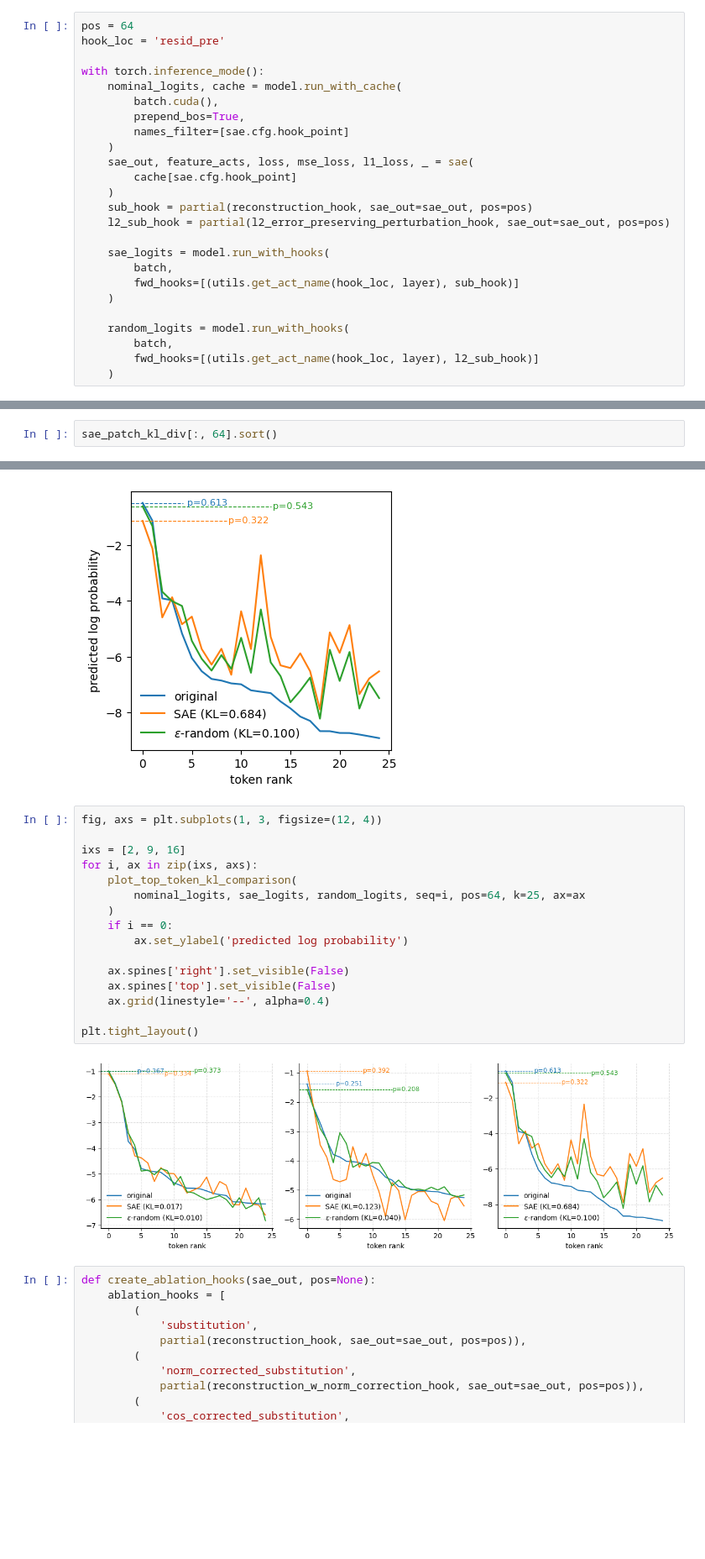
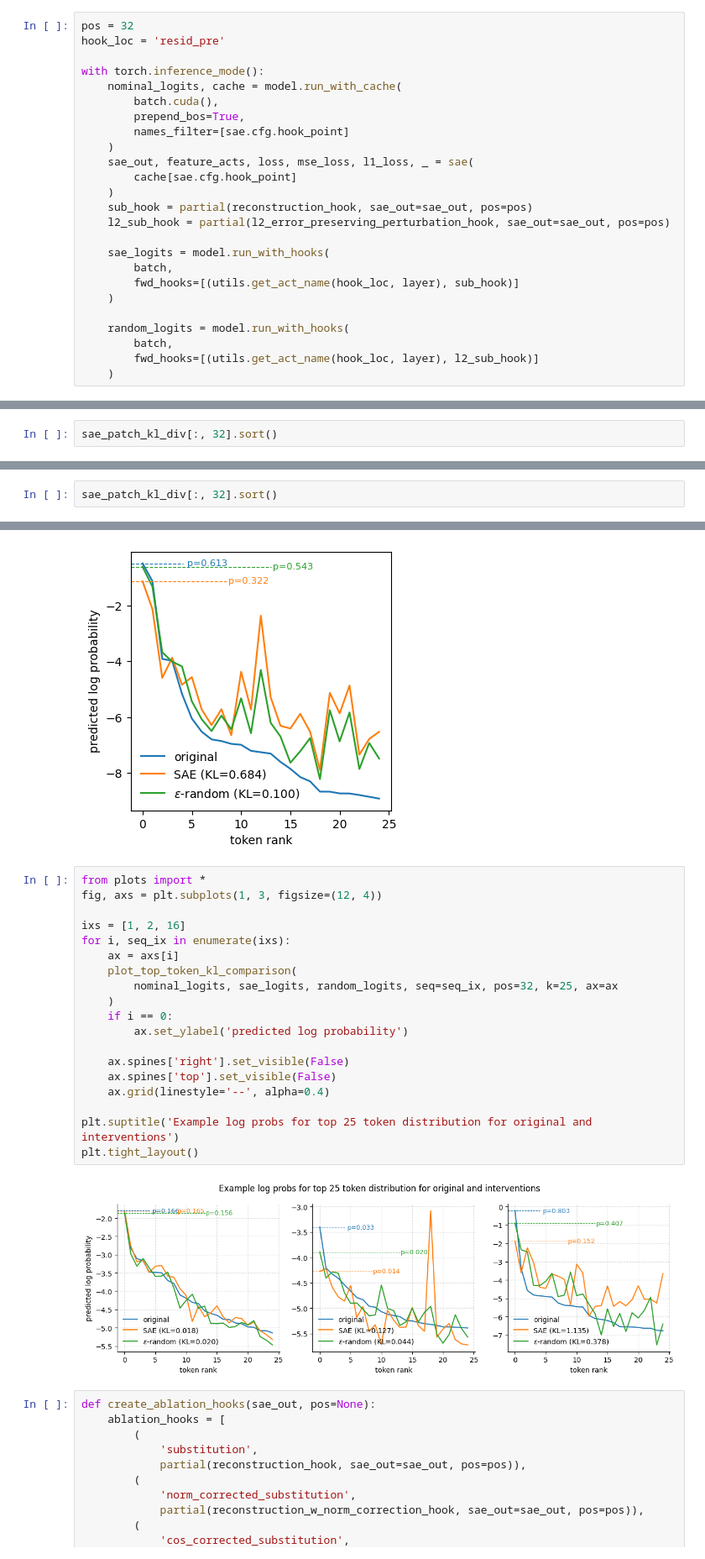
Before and after one commit to dajale423/error_pathology, a Jupyter notebook: eval.ipynb, the cells around one changed output, grey strips where cells are left out. Shown at 84% size. Saved outputs shown, nothing was run; the diff lists cells and outputs as text; blank space fills up the shorter version.

```diff
--- a/eval.ipynb
+++ b/eval.ipynb
@@ -124,7 +124,7 @@ tensor([[50256,   464,  9317,  ...,   257,  6573,  7394],
         [50256,   812, 16510,  ...,    13,   554,  1109],
         [50256,    11,   477,  ...,   460,   307, 13467]], device='cuda:0')
 # %%
-pos = 64
+pos = 32
 hook_loc = 'resid_pre'
 
 with torch.inference_mode():
@@ -177,6 +177,6 @@ sae_patch_kl_div[:, 64].argmax()
 # %% [output]
 tensor(16)
 # %%
-sae_patch_kl_div[:, 64].sort()
+sae_patch_kl_div[:, 32].sort()
 # %% [output]
 torch.return_types.sort(
@@ -194,0 +197,2 @@ plt.colorbar()
+# %%
+sae_patch_kl_div[:, 32].sort()
@@ -270,23 +284,26 @@ plot_top_token_kl_comparison(
 # %% [output]
 [figure]
 # %%
+from plots import *
 fig, axs = plt.subplots(1, 3, figsize=(12, 4))
 
-ixs = [2, 9, 16]
-for i, ax in zip(ixs, axs):
+ixs = [1, 2, 16]
+for i, seq_ix in enumerate(ixs):
+    ax = axs[i]
     plot_top_token_kl_comparison(
-        nominal_logits, sae_logits, random_logits, seq=i, pos=64, k=25, ax=ax
+        nominal_logits, sae_logits, random_logits, seq=seq_ix, pos=32, k=25, ax=ax
     )
     if i == 0:
         ax.set_ylabel('predicted log probability')
 
     ax.spines['right'].set_visible(False)
     ax.spines['top'].set_visible(False)
     ax.grid(linestyle='--', alpha=0.4)
 
+plt.suptitle('Example log probs for top 25 token distribution for original and interventions')
 plt.tight_layout()
 # %% [output]
-[figure, old version]
+[figure, new version]
 # %%
 def create_ablation_hooks(sae_out, pos=None):
     ablation_hooks = [
```
Also changed, not shown: parts of 7 cells of this notebook, 1 other file.
